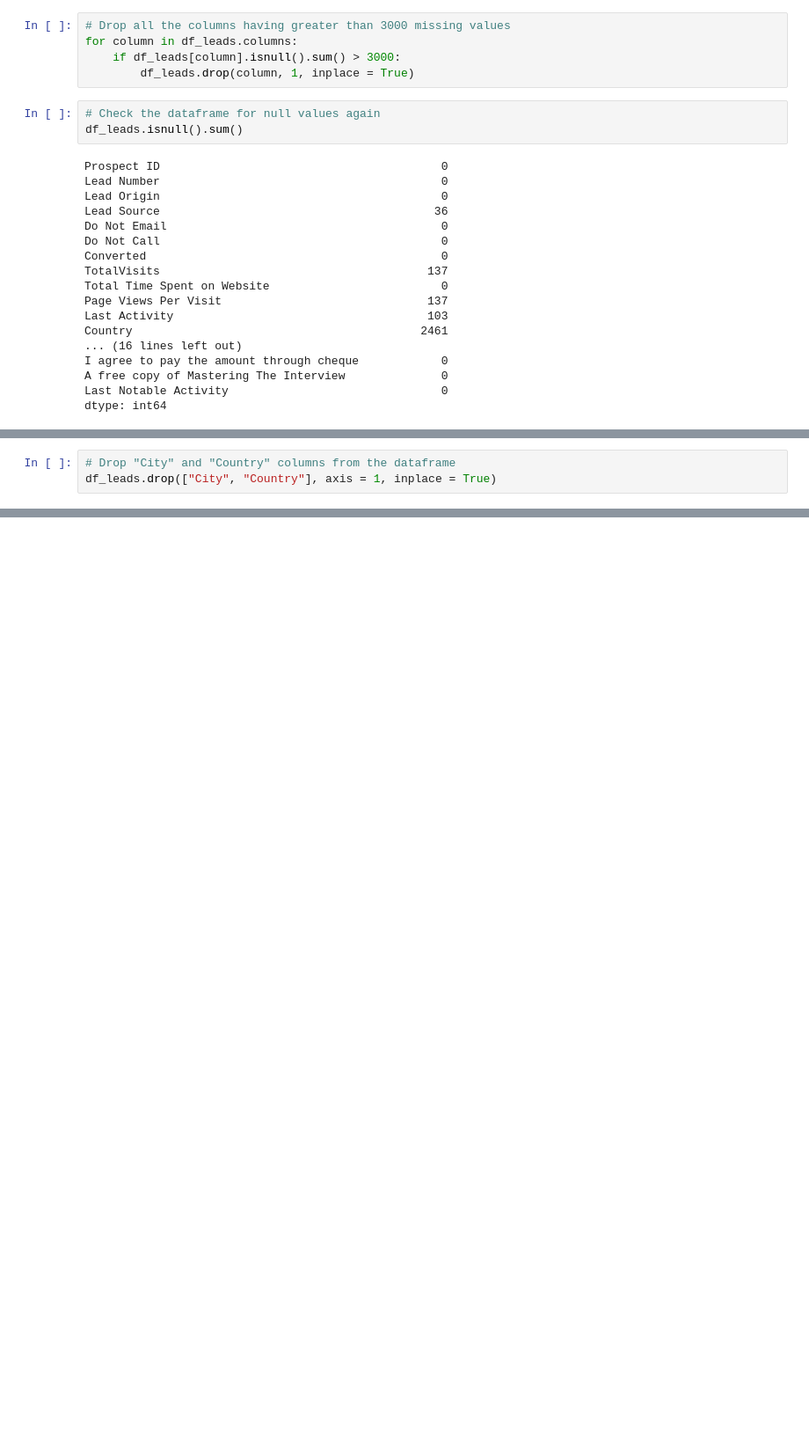
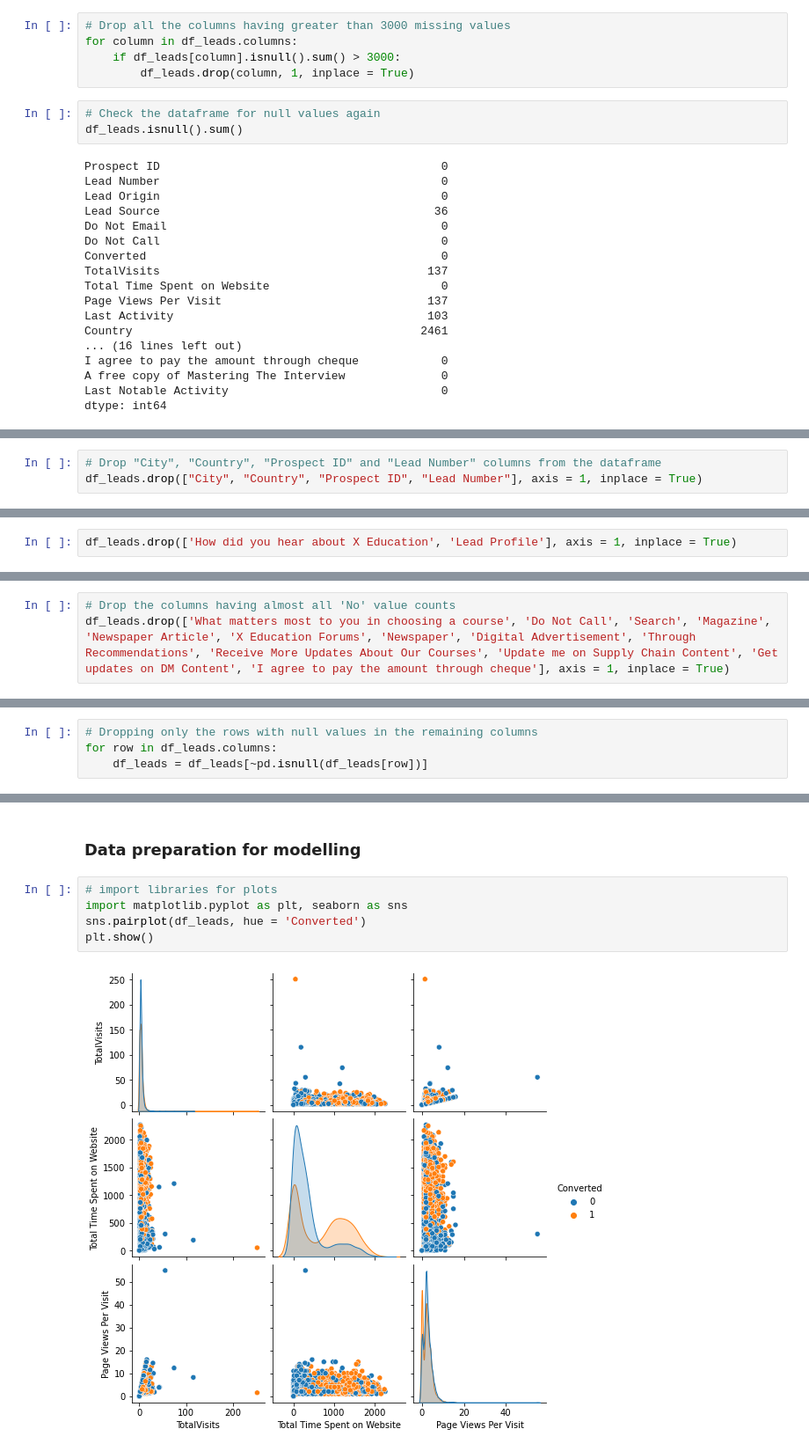
Before and after one commit to nmadhavashyam/Lead-Scoring-Case-Study, a Jupyter notebook: Lead Scoring Case Study.ipynb, the cells around one changed output, grey strips where cells are left out. Shown at 88% size. Cells and saved outputs as stored; diff of their text form; blank space fills up the shorter version.

```diff
--- a/Lead Scoring Case Study.ipynb
+++ b/Lead Scoring Case Study.ipynb
@@ -120,6 +122,6 @@ For the sales or marketing purpose, the variables "City" and "Country" is not im
 # %%
-# Drop "City" and "Country" columns from the dataframe
-df_leads.drop(["City", "Country"], axis = 1, inplace = True)
+# Drop "City", "Country", "Prospect ID" and "Lead Number" columns from the dataframe
+df_leads.drop(["City", "Country", "Prospect ID", "Lead Number"], axis = 1, inplace = True)
 # %%
 # Check the percentage of missing values in the dataframe
 round((df_leads.isnull().sum()/len(df_leads.index)) * 100, 2)
@@ -143,0 +193,2 @@ dtype: float64
+# %%
+df_leads.drop(['How did you hear about X Education', 'Lead Profile'], axis = 1, inplace = True)
@@ -143,0 +197,3 @@ dtype: float64
+# %%
+# Drop the columns having almost all 'No' value counts
+df_leads.drop(['What matters most to you in choosing a course', 'Do Not Call', 'Search', 'Magazine', 'Newspaper Article', 'X Education Forums', 'Newspaper', 'Digital Advertisement', 'Through Recommendations', 'Receive More Updates About Our Courses', 'Update me on Supply Chain Content', 'Get updates on DM Content', 'I agree to pay the amount through cheque'], axis = 1, inplace = True)
@@ -143,0 +219,4 @@ dtype: float64
+# %%
+# Dropping only the rows with null values in the remaining columns
+for row in df_leads.columns:
+    df_leads = df_leads[~pd.isnull(df_leads[row])]
@@ -143,0 +257,9 @@ dtype: float64
+# %% [markdown]
+### Data preparation for modelling
+# %%
+# import libraries for plots
+import matplotlib.pyplot as plt, seaborn as sns
+sns.pairplot(df_leads, hue = 'Converted')
+plt.show()
+# %% [output]
+[figure, added]
```
Also changed, not shown: parts of 79 cells of this notebook.
